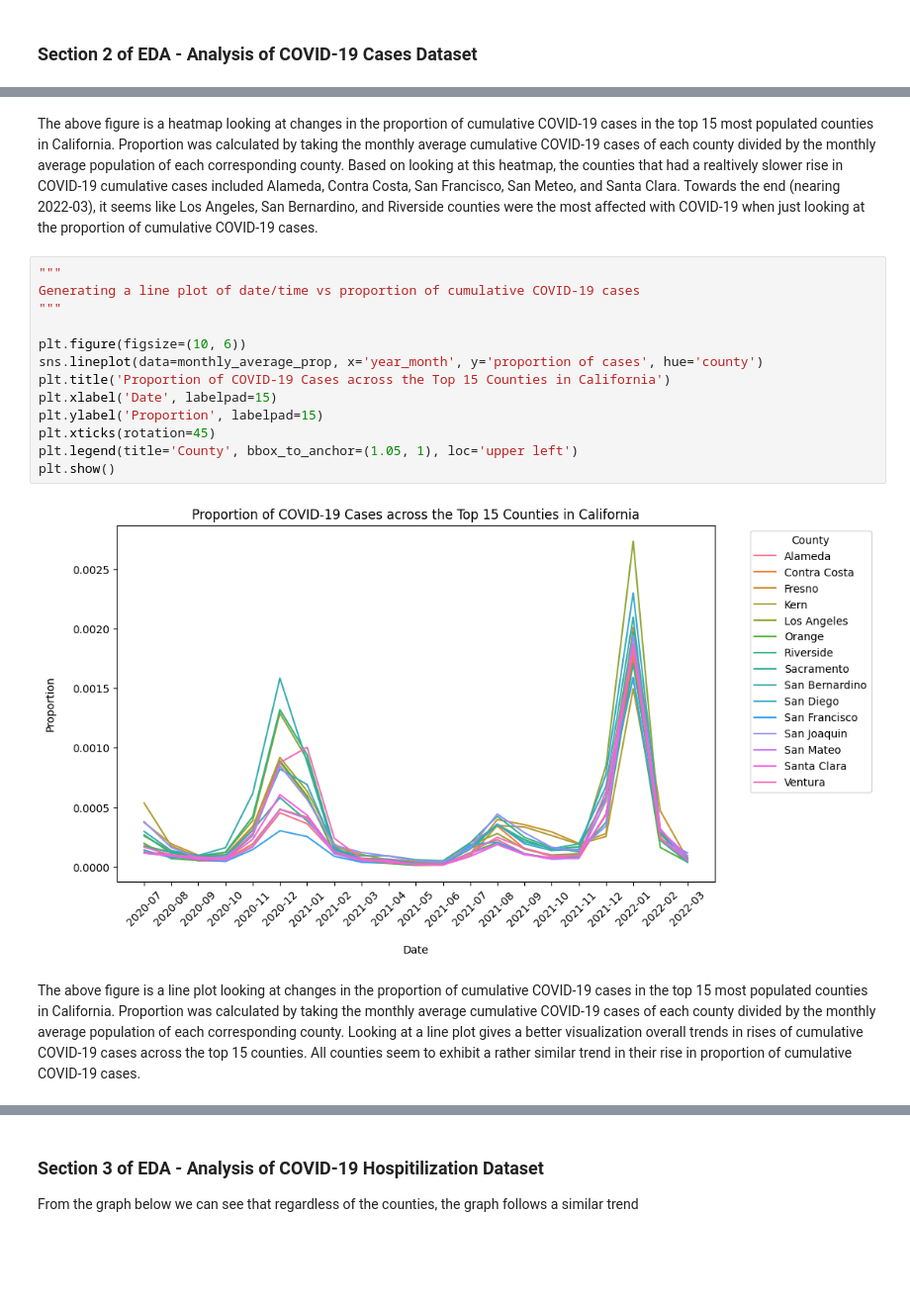
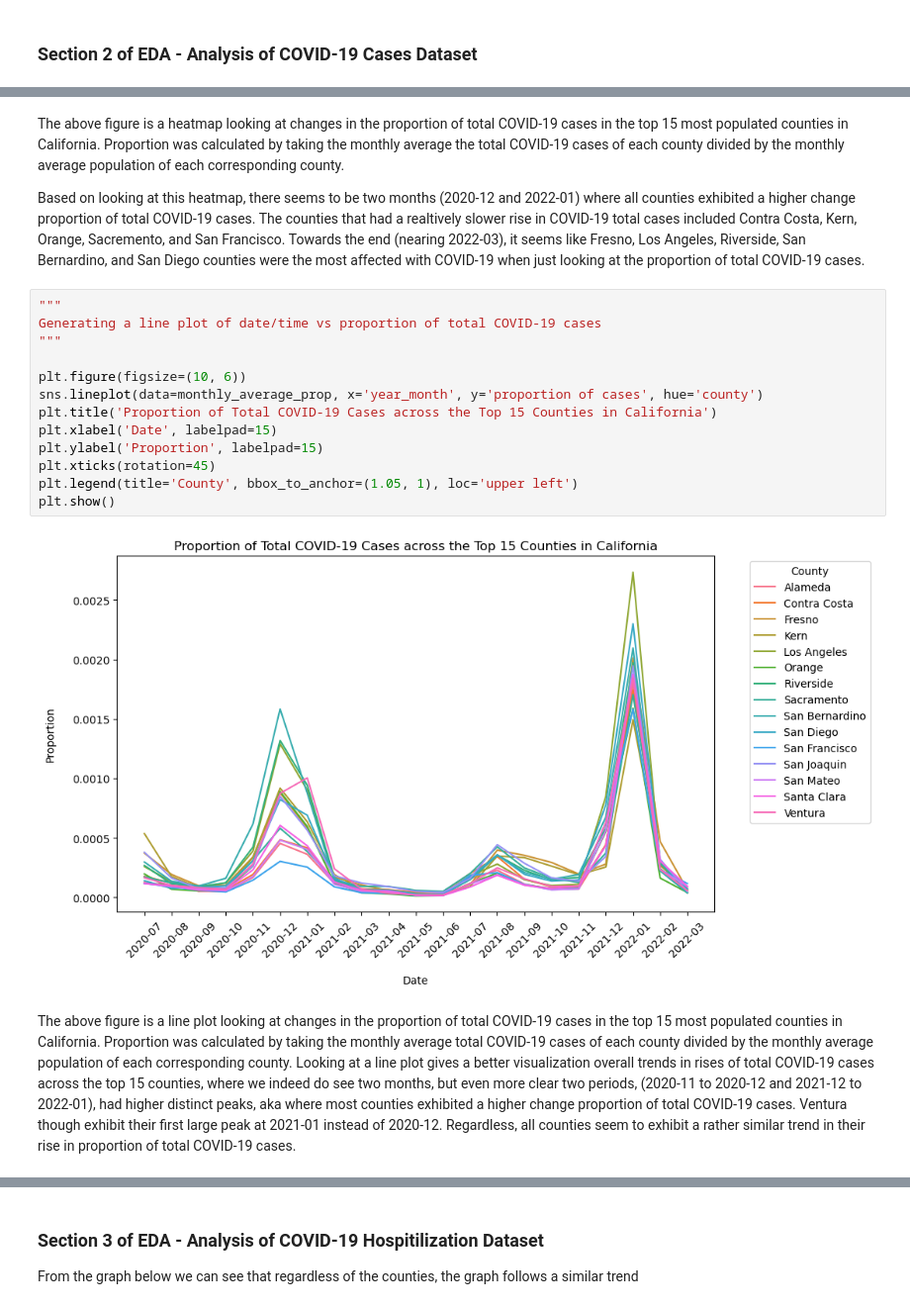
Before and after one commit to COGS108/Group022_WI24, a Jupyter notebook: FinalProject_Group022_WI24.ipynb, the cells around one changed output, grey strips where cells are left out. Shown at 99% size. Saved outputs shown, nothing was run; the diff lists cells and outputs as text; blank space fills up the shorter version.

```diff
--- a/FinalProject_Group022_WI24.ipynb
+++ b/FinalProject_Group022_WI24.ipynb
@@ -507,21 +507,23 @@ plt.show()
 # %% [markdown]
-The above figure is a heatmap looking at changes in the proportion of cumulative COVID-19 cases in the top 15 most populated counties in California. Proportion was calculated by taking the monthly average cumulative COVID-19 cases of each county divided by the monthly average population of each corresponding county. Based on looking at this heatmap, the counties that had a realtively slower rise in COVID-19 cumulative cases included Alameda, Contra Costa, San Francisco, San Meteo, and Santa Clara. Towards the end (nearing 2022-03), it seems like Los Angeles, San Bernardino, and Riverside counties were the most affected with COVID-19 when just looking at the proportion of cumulative COVID-19 cases.
+The above figure is a heatmap looking at changes in the proportion of total COVID-19 cases in the top 15 most populated counties in California. Proportion was calculated by taking the monthly average the total COVID-19 cases of each county divided by the monthly average population of each corresponding county.
+
+Based on looking at this heatmap, there seems to be two months (2020-12 and 2022-01) where all counties exhibited a higher change proportion of total COVID-19 cases. The counties that had a realtively slower rise in COVID-19 total cases included Contra Costa, Kern, Orange, Sacremento, and San Francisco. Towards the end (nearing 2022-03), it seems like Fresno, Los Angeles, Riverside, San Bernardino, and San Diego counties were the most affected with COVID-19 when just looking at the proportion of total COVID-19 cases.
 # %%
 """
-Generating a line plot of date/time vs proportion of cumulative COVID-19 cases
+Generating a line plot of date/time vs proportion of total COVID-19 cases
 """
 
 plt.figure(figsize=(10, 6))
 sns.lineplot(data=monthly_average_prop, x='year_month', y='proportion of cases', hue='county')
-plt.title('Proportion of COVID-19 Cases across the Top 15 Counties in California')
+plt.title('Proportion of Total COVID-19 Cases across the Top 15 Counties in California')
 plt.xlabel('Date', labelpad=15)
 plt.ylabel('Proportion', labelpad=15)
 plt.xticks(rotation=45)
 plt.legend(title='County', bbox_to_anchor=(1.05, 1), loc='upper left')
 plt.show()
 # %% [output]
-[figure, old version]
+[figure, new version]
 # %% [markdown]
-The above figure is a line plot looking at changes in the proportion of cumulative COVID-19 cases in the top 15 most populated counties in California. Proportion was calculated by taking the monthly average cumulative COVID-19 cases of each county divided by the monthly average population of each corresponding county. Looking at a line plot gives a better visualization overall trends in rises of cumulative COVID-19 cases across the top 15 counties. All counties seem to exhibit a rather similar trend in their rise in proportion of cumulative COVID-19 cases.
+The above figure is a line plot looking at changes in the proportion of total COVID-19 cases in the top 15 most populated counties in California. Proportion was calculated by taking the monthly average total COVID-19 cases of each county divided by the monthly average population of each corresponding county. Looking at a line plot gives a better visualization overall trends in rises of total COVID-19 cases across the top 15 counties, where we indeed do see two months, but even more clear two periods, (2020-11 to 2020-12 and 2021-12 to 2022-01), had higher distinct peaks, aka where most counties exhibited a higher change proportion of total COVID-19 cases. Ventura though exhibit their first large peak at 2021-01 instead of 2020-12. Regardless, all counties seem to exhibit a rather similar trend in their rise in proportion of total COVID-19 cases.
 # %%
 """
```
Also changed, not shown: parts of 8 cells of this notebook.
